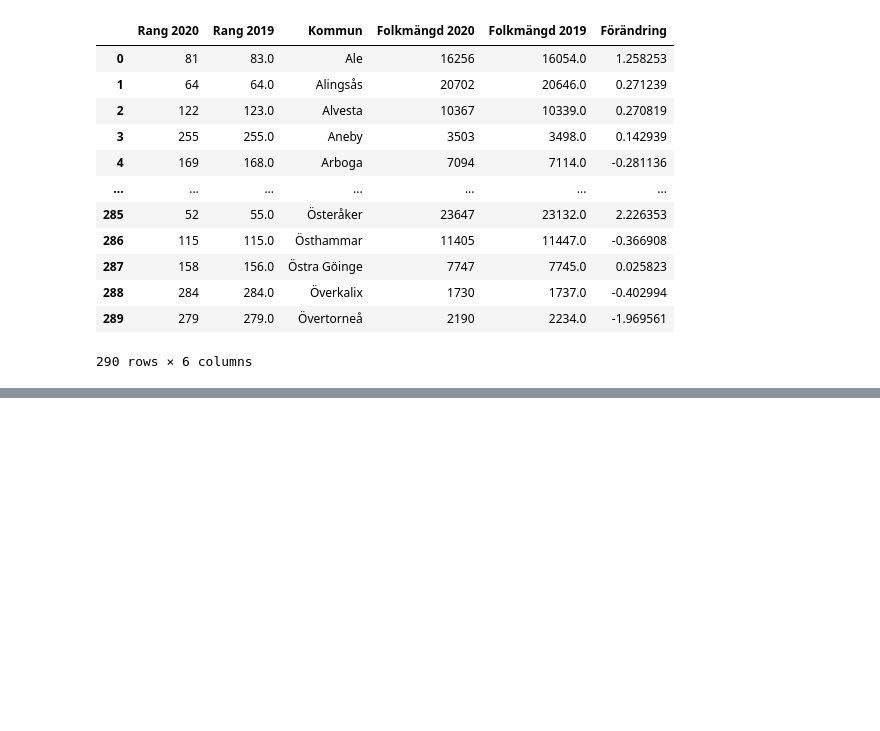
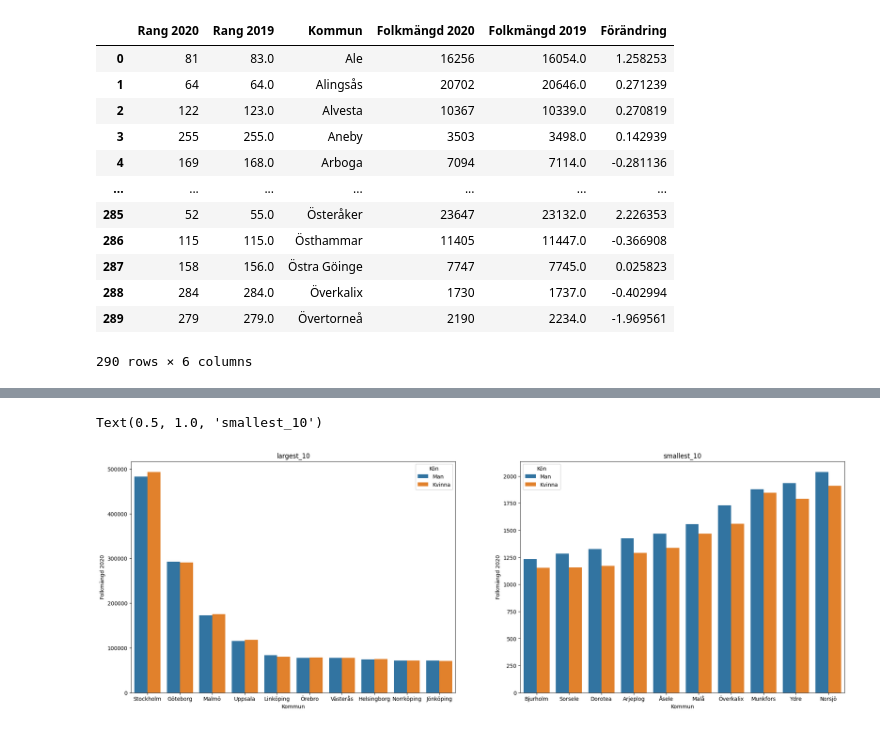
Before and after one commit to AmalDerbali/Databehandling_AmalDerbali, a Jupyter notebook: Exercises/E00_pandas_basic_syntax.ipynb, the cells around one changed output, grey strips where cells are left out. Drawn from its saved outputs; the diff is of its cells as text; code cells hidden in the pictures; blank space fills up the shorter version.

```diff
--- a/Exercises/E00_pandas_basic_syntax.ipynb
+++ b/Exercises/E00_pandas_basic_syntax.ipynb
@@ -245,0 +264,3 @@ data_male
+# %%
+data_female["Kön"] = "Kvinna"
+data_female
@@ -245,0 +281,4 @@ data_male
+# %%
+#Merge the data
+total_data = data_male.append(data_female)
+total_data
@@ -245,0 +299,5 @@ data_male
+# %%
+real_data.head()
+real_data = real_data.rename({"Folkmängd 2020": "Total Pop 2020", "Folkmängd 2019": "Total Pop 2019", "Förändring": "Total förändring"}, axis="columns")
+real_data = real_data.drop(["Rang 2020", "Rang 2019"], axis=1)
+real_data.head()
@@ -245,0 +311,4 @@ data_male
+# %%
+data_merged = pd.merge(real_data, total_data) # merge the previous data with the real data
+data_merged = data_merged[["Kommun", "Folkmängd 2020", "Folkmängd 2019", "Förändring", "Kön", "Total Pop 2020", "Total Pop 2019", "Total förändring"]]
+data_merged.sort_values('Total Pop 2020', ascending=False).head()
@@ -245,0 +322,14 @@ data_male
+# %%
+import seaborn as sns
+import matplotlib.pyplot as plt
+
+smallest_10 = data_merged.sort_values(by = "Total Pop 2020", ascending=True).head(20)
+largest_10 = data_merged.sort_values(by = "Total Pop 2020", ascending=False).head(20)
+
+fig, ax = plt.subplots(1,2, dpi=100, figsize=(24,8))
+
+sns.barplot(data=largest_10, x="Kommun", y="Folkmängd 2020", ax = ax[0], hue="Kön").set_title("largest_10")
+sns.barplot(data=smallest_10, x="Kommun", y="Folkmängd 2020", ax = ax[1], hue="Kön").set_title("smallest_10")
+# %% [output]
+Text(0.5, 1.0, 'smallest_10')
+[figure, added]
```
Also changed, not shown: parts of 8 cells of this notebook.
